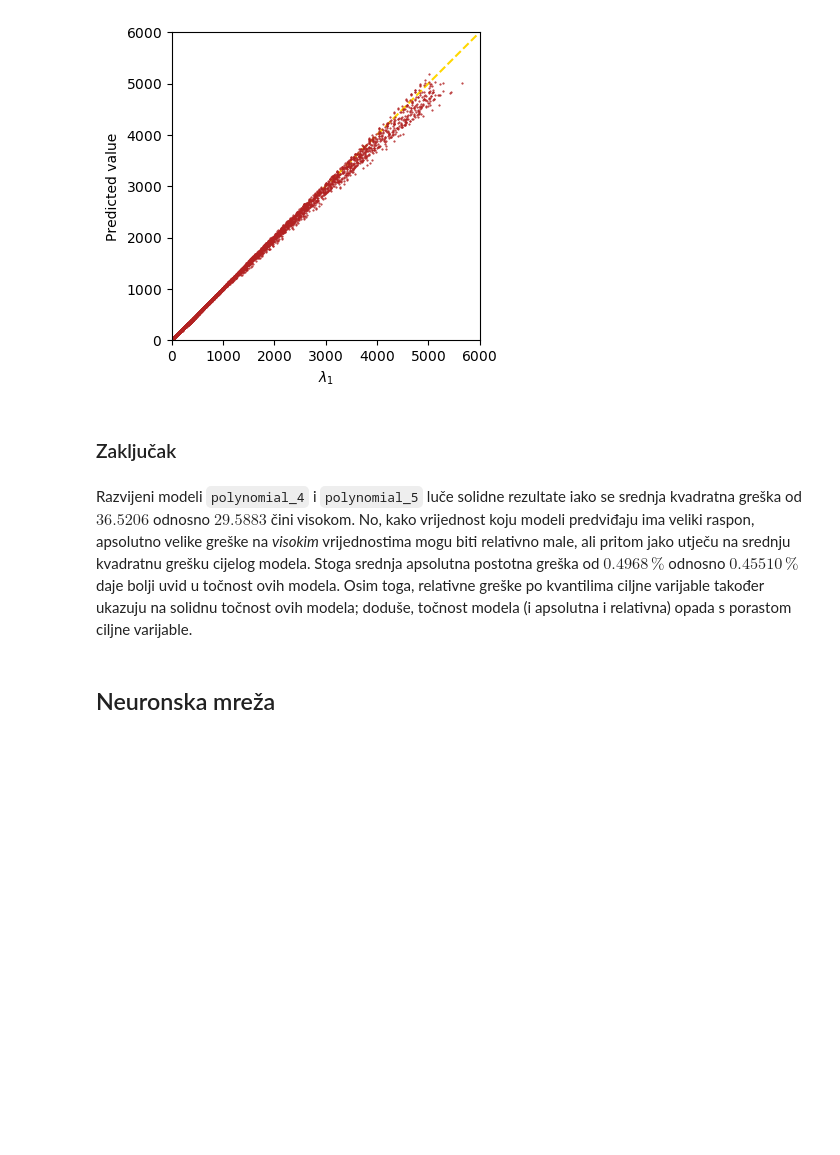
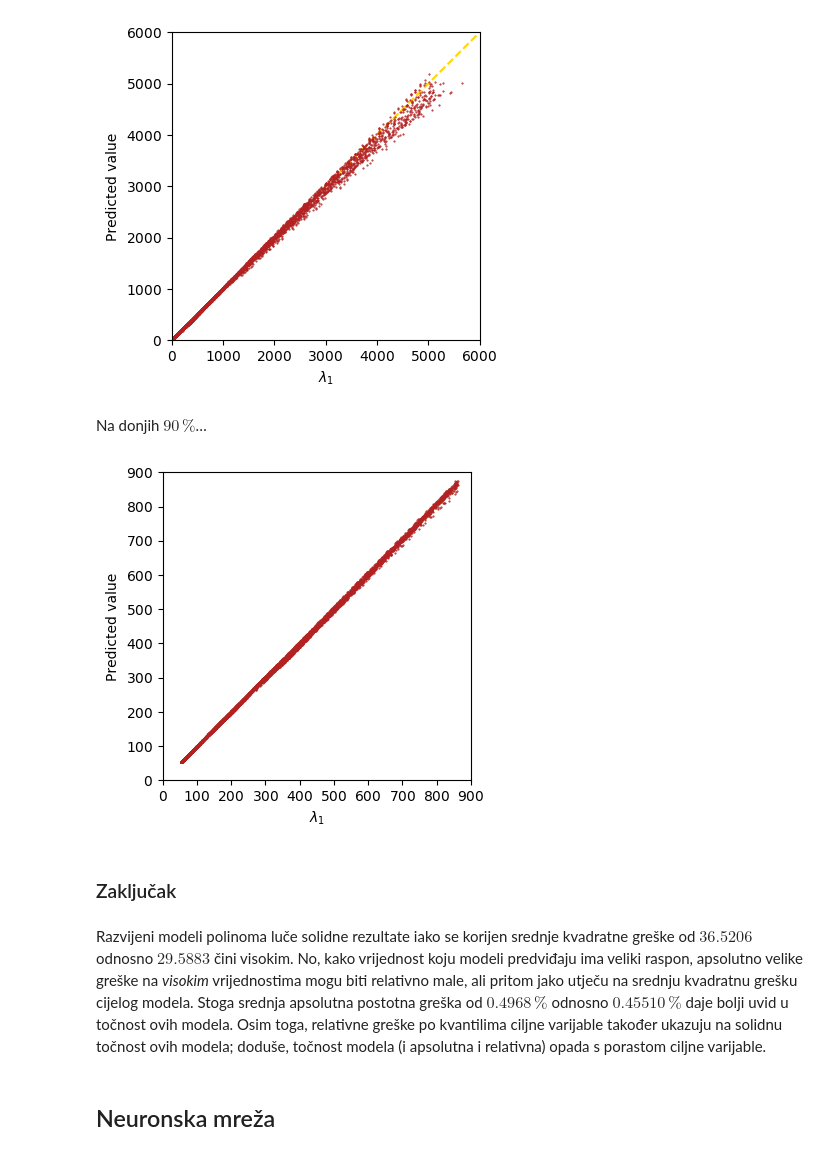
Before and after one commit to DavorPenzar/diplomski, a Jupyter notebook: code/Models.ipynb, the cells around one changed output. Saved outputs shown, nothing was run; the diff lists cells and outputs as text; code cells hidden in the pictures; blank space fills up the shorter version.

```diff
--- a/code/Models.ipynb
+++ b/code/Models.ipynb
@@ -923,3 +1076,57 @@ plt.show()
 # Free the memory.
 del fig
 del ax
+# %% [markdown]
+Na donjih $ 90 \, \% $&hellip;
+# %%
+# Create a figure.
+fig = plt.figure(num = 'Prediction error', figsize = (4.0, 4.0))
+
+# Create a subplot.
+ax = fig.add_subplot(1, 1, 1)
+
+# Set the aspect of the subplot to equal.
+ax.set_aspect('equal')
+
+# Plot the identity line.
+ax.plot(
+    [l_0_quant[0], l_0_quant[-3] + 1.0e-8],
+    [l_0_quant[0], l_0_quant[-3] + 1.0e-8],
+    color = 'gold',
+    linestyle = '--',
+    marker = 'None'
+)
+
+# Plot lambda_0 prediction over true lambda_0.
+ax.plot(
+    num.test.loc[num.test.l_0 < l_0_quant[-3] + 1.0e-8, 'l_0'],
+    l_0_inv_predicted[num.test.l_0 < l_0_quant[-3] + 1.0e-8] ** -1,
+    color = 'firebrick',
+    linestyle = 'None',
+    marker = '.',
+    ms = 1
+)
+
+# Set axis labels.
+ax.set_xlabel("$ \\lambda_{1} $")
+ax.set_ylabel('Predicted value')
+
+# Set ticks.
+ax.set_xticks(ticks['l_0_90_pc'])
+ax.set_yticks(ticks['l_0_90_pc'])
+
+# Set tick labels.
+ax.set_xticklabels(ticklabels['l_0_90_pc'])
+ax.set_yticklabels(ticklabels['l_0_90_pc'])
+
+# Set axis limits.
+ax.set_xlim(lim['l_0_90_pc'])
+ax.set_ylim(lim['l_0_90_pc'])
+
+# Save the figure.
+fig.savefig('polynomial_5_prediction_90_percent.pdf', bbox_inches = 'tight')
+
+# Show the plot.
+plt.show()
+# %% [output]
+[figure, added]
@@ -933,7 +1145,7 @@ del l_0_inv_predicted
 # %% [markdown]
 ### Zaključak <a class="anchor" id="lr-conclusion"></a>
 # %% [markdown]
-Razvijeni modeli `polynomial_4` i `polynomial_5` luče solidne rezultate iako se srednja kvadratna greška od $ 36.5206 $ odnosno $ 29.5883 $ čini visokom. No, kako vrijednost koju modeli predviđaju ima veliki raspon, apsolutno velike greške na *visokim* vrijednostima mogu biti relativno male, ali pritom jako utječu na srednju kvadratnu grešku cijelog modela. Stoga srednja apsolutna postotna greška od $ 0.4968 \, \% $ odnosno $ 0.45510 \, \% $ daje bolji uvid u točnost ovih modela. Osim toga, relativne greške po kvantilima ciljne varijable također ukazuju na solidnu točnost ovih modela; doduše, točnost modela (i apsolutna i relativna) opada s porastom ciljne varijable.
+Razvijeni modeli polinoma luče solidne rezultate iako se korijen srednje kvadratne greške od $ 36.5206 $ odnosno $ 29.5883 $ čini visokim. No, kako vrijednost koju modeli predviđaju ima veliki raspon, apsolutno velike greške na *visokim* vrijednostima mogu biti relativno male, ali pritom jako utječu na srednju kvadratnu grešku cijelog modela. Stoga srednja apsolutna postotna greška od $ 0.4968 \, \% $ odnosno $ 0.45510 \, \% $ daje bolji uvid u točnost ovih modela. Osim toga, relativne greške po kvantilima ciljne varijable također ukazuju na solidnu točnost ovih modela; doduše, točnost modela (i apsolutna i relativna) opada s porastom ciljne varijable.
 # %%
 # Free the memory.
 del num
```
Also changed, not shown: parts of 144 cells of this notebook.
